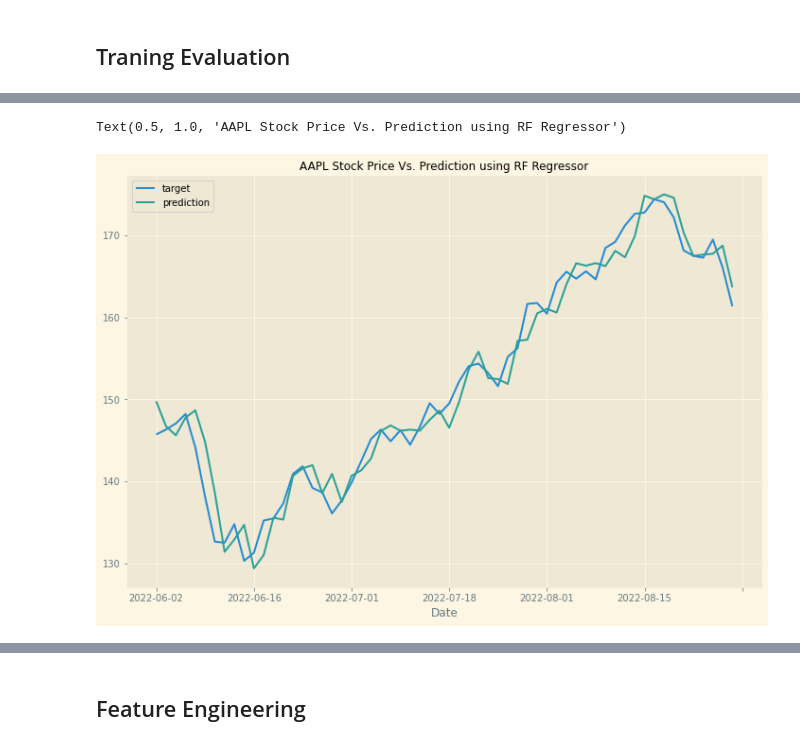
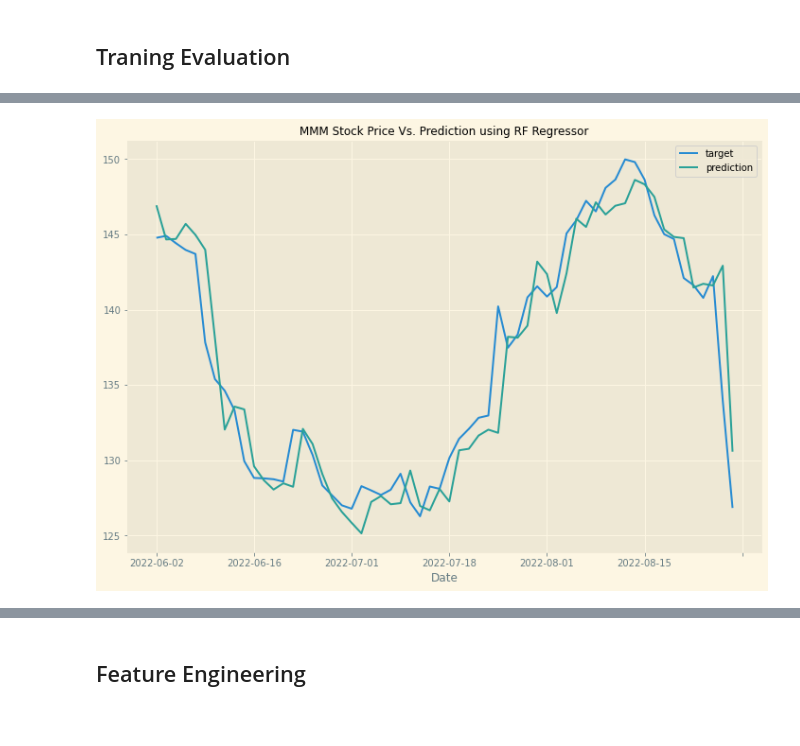
Before and after one commit to jwen2014/predict-stock-price, a Jupyter notebook: train.ipynb, the cells around one changed output, grey strips where cells are left out. Saved outputs shown, nothing was run; the diff lists cells and outputs as text; code cells hidden in the pictures.

```diff
--- a/train.ipynb
+++ b/train.ipynb
@@ -22,9 +24,11 @@ def preprocess_data(data):
     data = data.drop(columns=['TP'])
     return data
 
-data = pd.read_csv("data/APPL_raw_data.csv")
-data = preprocess_data(data)
-data.head()
+appl_data = preprocess_data(pd.read_csv("data/APPL_raw_data.csv"))
+mmm_data = preprocess_data(pd.read_csv("data/MMM_raw_data.csv"))
+wdc_data = preprocess_data(pd.read_csv("data/WDC_raw_data.csv"))
+
+appl_data.head()
 # %% [output]
 |  | Open | High | Low | Close | Volume | Dividends | Stock Splits | CPIAUCSL | FEDFUNDS | target |
 | Date |  |  |  |  |  |  |  |  |  |  |
@@ -117,2 +93,0 @@ Plot summary of models saved to file: AutogluonModels/ag-20220830_212906/Summary
-# %%
-test['prediction'] = predictor.predict(test)
@@ -147,4 +207,19 @@ from sklearn.ensemble import RandomForestRegressor
 # %%
-x_train_rf, y_train_rf = train.loc[:, train.columns != 'target'], train['target']
+from sklearn.ensemble import RandomForestRegressor
 
-x_test_rf, y_test_rf = test.loc[:, test.columns != 'target'], test['target']
+def random_forest_predict(data, ticker):
+    train, test = split_data(data)
+    x_train_rf, y_train_rf = train.loc[:, train.columns != 'target'], train['target']
+    x_test_rf, y_test_rf = test.loc[:, test.columns != 'target'], test['target']
+
+    regressor_rf = RandomForestRegressor(n_estimators=800)
+    regressor_rf.fit(x_train_rf, y_train_rf)
+    prediction_rf = regressor_rf.predict(x_test_rf)
+
+    result_rf = pd.DataFrame(y_test_rf)
+    result_rf['prediction'] = prediction_rf
+    result_rf.plot(figsize=(12,8))
+    plt.title(f"{ticker} Stock Price Vs. Prediction using RF Regressor", size=12)
+    return result_rf
+
+appl_result_rf = random_forest_predict(appl_data, "APPL")
@@ -178,9 +228,4 @@ array([149.77063696, 146.73075814, 145.62957976, 147.78799288,
 # %%
-result_rf = pd.DataFrame(y_test_rf)
-result_rf['prediction'] = prediction_rf
-# result_rf.plot(x='Date', y=['TP', 'prediction'], kind='line', figsize=(12,8))
-result_rf.plot(figsize=(12,8))
-plt.title("AAPL Stock Price Vs. Prediction using RF Regressor", size=12)
+mmm_result_rf = random_forest_predict(mmm_data, "MMM")
 # %% [output]
-Text(0.5, 1.0, 'AAPL Stock Price Vs. Prediction using RF Regressor')
-[figure, old version]
+[figure, new version]
```
Also changed, not shown: parts of 35 cells of this notebook, 1 other file.
